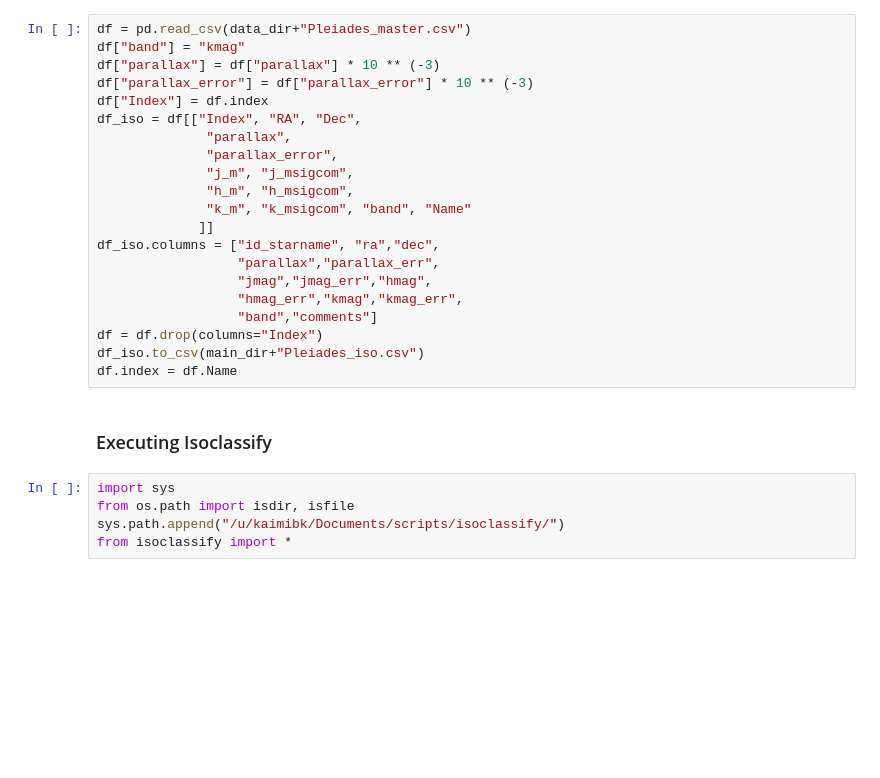
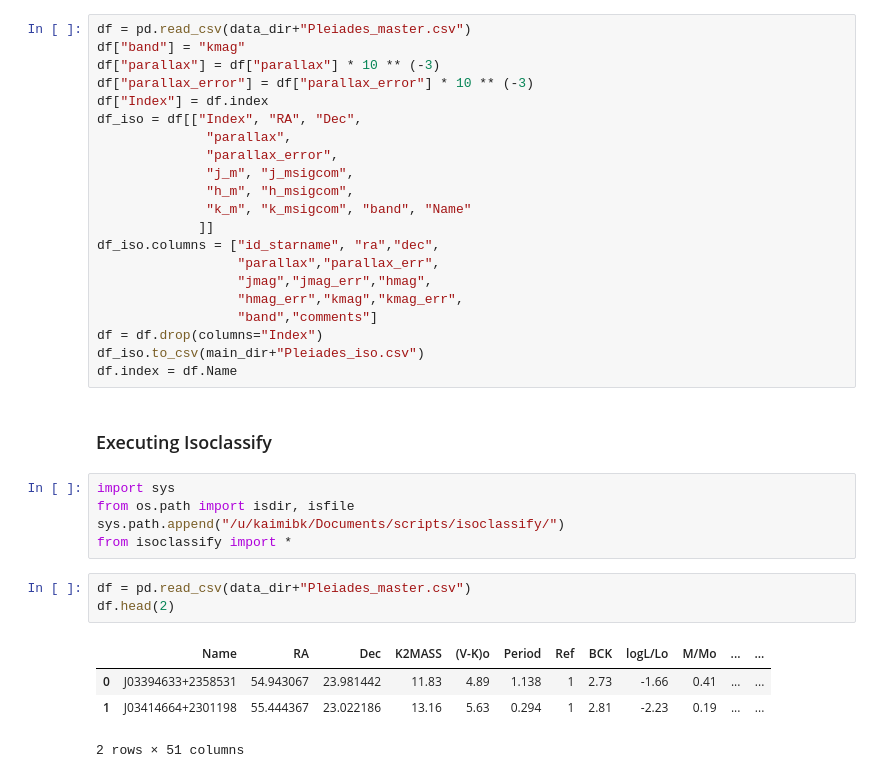
Before and after one commit to kaimibk/NAC, a Jupyter notebook: Final_notebooks/Data_Preparation.ipynb, the cells around one changed output. Drawn from its saved outputs; the diff is of its cells as text; blank space fills up the shorter version.

```diff
--- a/Final_notebooks/Data_Preparation.ipynb
+++ b/Final_notebooks/Data_Preparation.ipynb
@@ -178,6 +178,14 @@ import sys
 from os.path import isdir, isfile
 sys.path.append("/u/kaimibk/Documents/scripts/isoclassify/")
 from isoclassify import *
+# %%
+df = pd.read_csv(data_dir+"Pleiades_master.csv")
+df.head(2)
+# %% [output]
+|  | Name | RA | Dec | K2MASS | (V-K)o | Period | Ref | BCK | logL/Lo | M/Mo | ... | ... |
+| 0 | J03394633+2358531 | 54.943067 | 23.981442 | 11.83 | 4.89 | 1.138 | 1 | 2.73 | -1.66 | 0.41 | ... | ... |
+| 1 | J03414664+2301198 | 55.444367 | 23.022186 | 13.16 | 5.63 | 0.294 | 1 | 2.81 | -2.23 | 0.19 | ... | ... |
+2 rows × 51 columns
 # %%
 k = 0
 for idx, row in df.iterrows():
```
Also changed, not shown: parts of 4 cells of this notebook.
